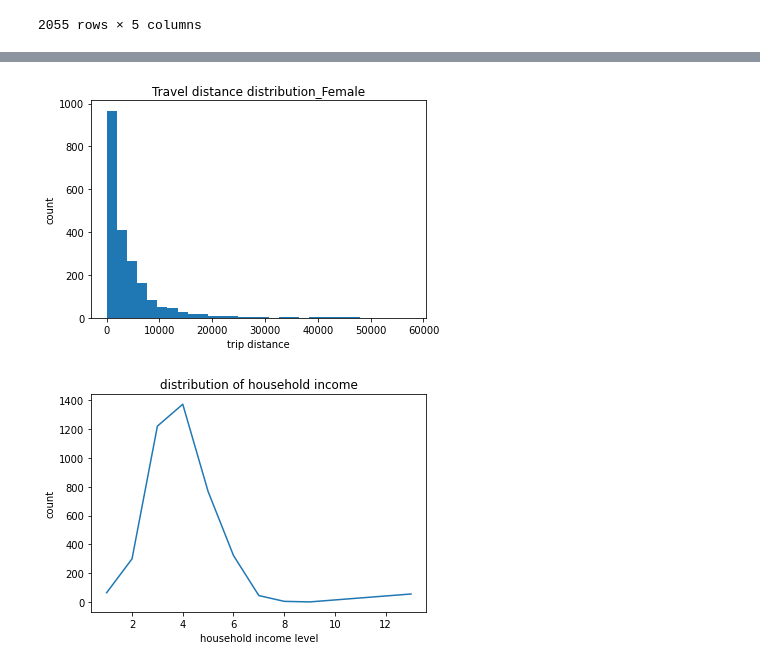
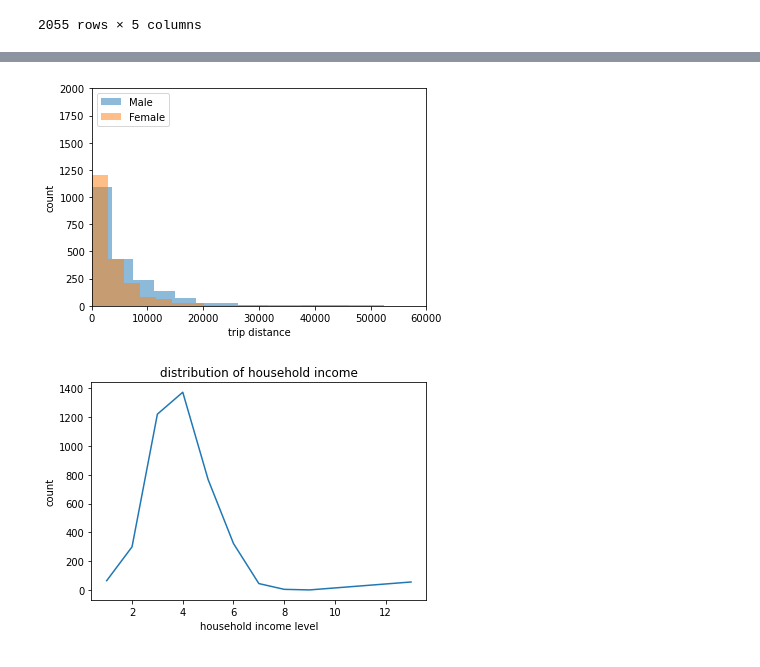
Before and after one commit to W-Hailey/python_ML, a Jupyter notebook: project_1.ipynb, the cells around one changed output, grey strips where cells are left out. Cells and saved outputs as stored; diff of their text form; code cells hidden in the pictures.

```diff
--- a/project_1.ipynb
+++ b/project_1.ipynb
@@ -71,11 +82,13 @@ plt.show()
 # %%
-female = data['gender']==2
-plt.hist(data[female]["trip_dis"], bins=30)
-plt.title("Travel distance distribution_Female")
+#旅次距離分布_依性別
+plt.hist(data[male]["trip_dis"], bins=20, alpha = 0.5, label=['Male'])
+plt.hist(data[female]["trip_dis"], bins=20, alpha = 0.5, label=['Female'])
+plt.legend(loc='upper left')
 plt.xlabel("trip distance")
 plt.ylabel("count")
+plt.axis([0,60000,0,2000])
 plt.show()
-#女性旅次距離較男性短
+#女性旅次距離較男性集中
 # %% [output]
-[figure, old version]
+[figure, new version]
 # %%
```
Also changed, not shown: parts of 4 cells of this notebook.
